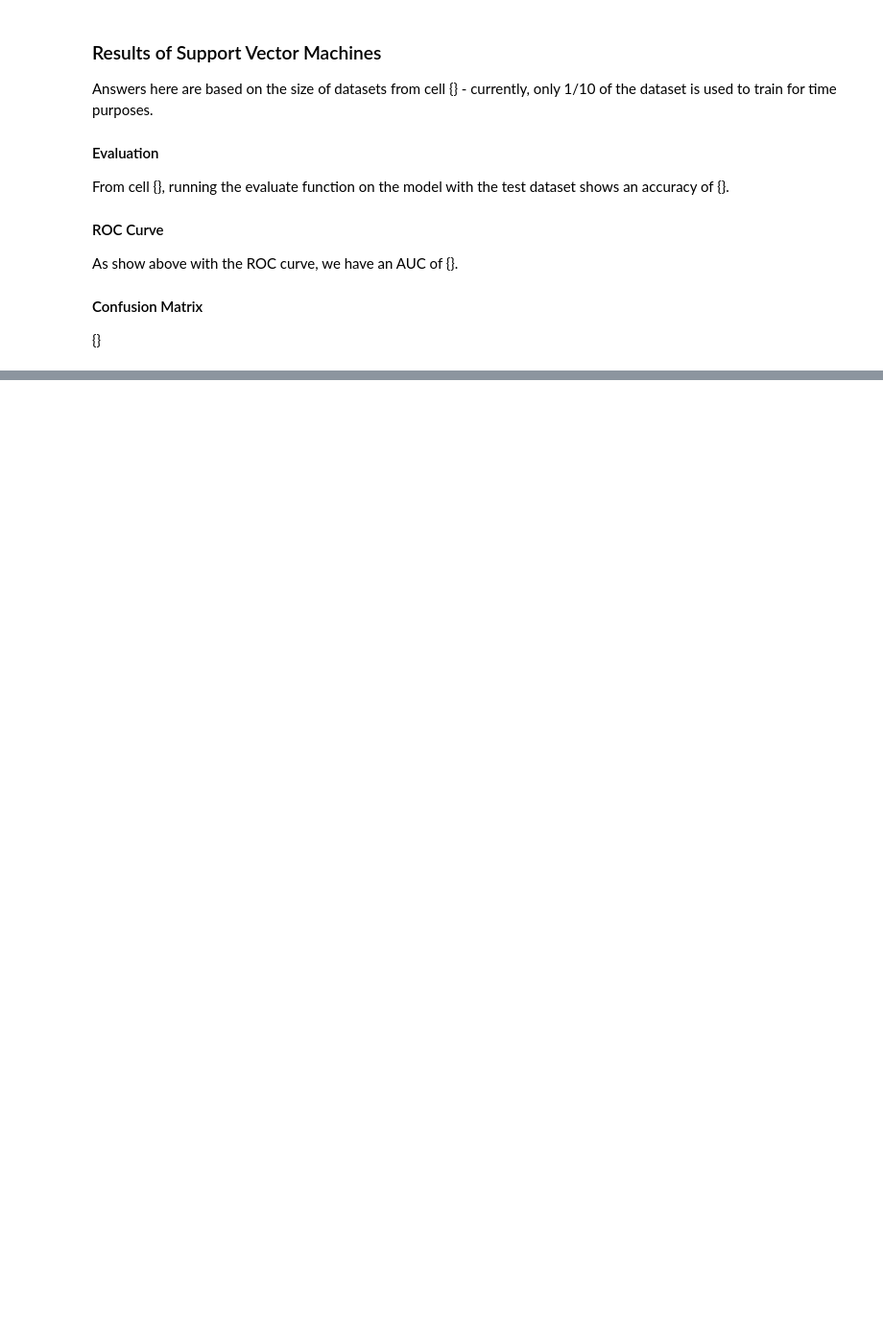
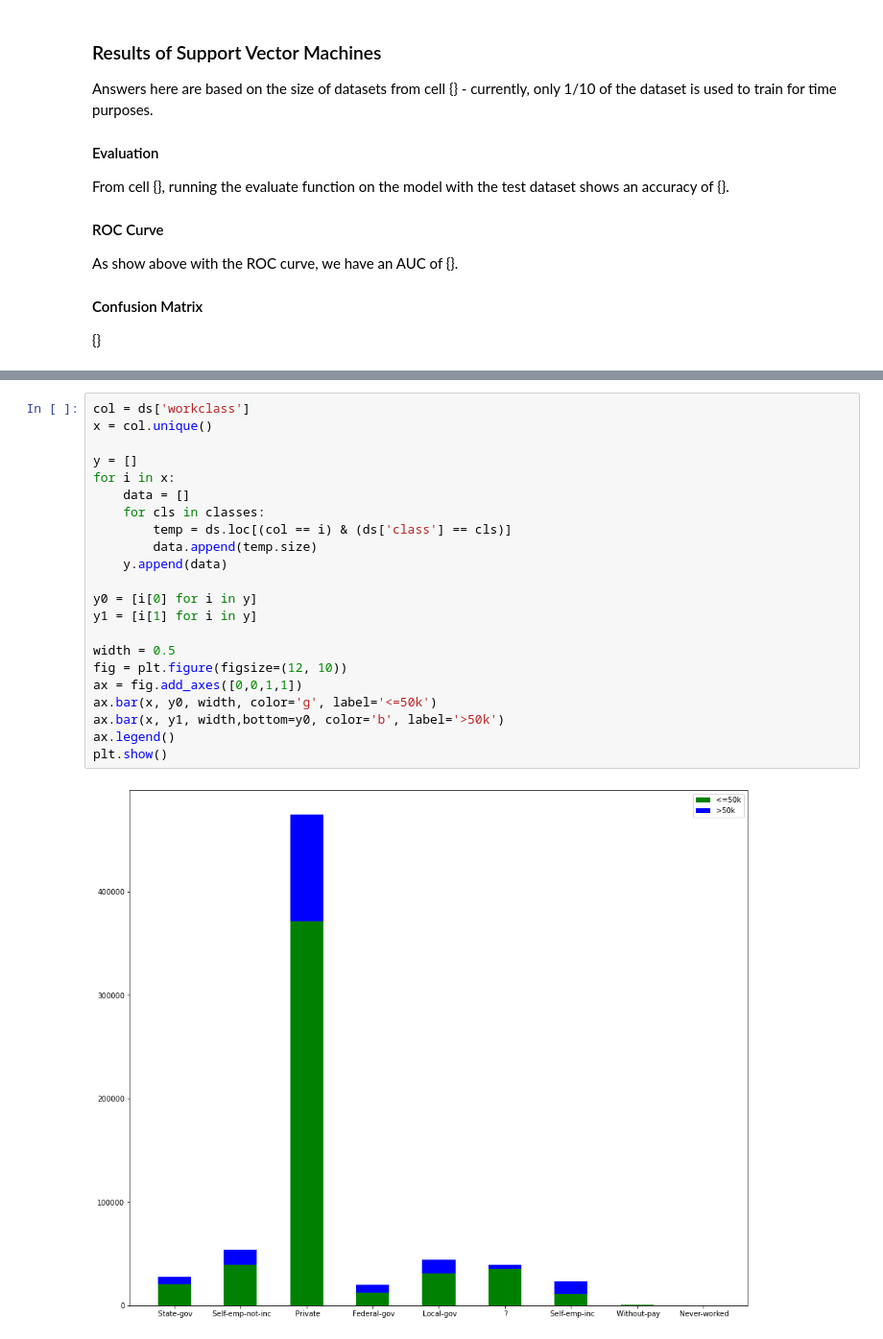
Before and after one commit to mrmattkennedy/Aunalytics-Data-Science, a Jupyter notebook: Aunalytics - Data Science - Matt Kennedy-checkpoint.ipynb, the cells around one changed output, grey strips where cells are left out. Shown: that part at 96% size. Drawn from its saved outputs; the diff is of its cells as text; blank space fills up the shorter version.

```diff
--- a/Aunalytics - Data Science - Matt Kennedy-checkpoint.ipynb
+++ b/Aunalytics - Data Science - Matt Kennedy-checkpoint.ipynb
@@ -473,0 +562,24 @@ As show above with the ROC curve, we have an AUC of {}.
+# %%
+col = ds['workclass']
+x = col.unique()
+
+y = []
+for i in x:
+    data = []
+    for cls in classes:
+        temp = ds.loc[(col == i) & (ds['class'] == cls)]
+        data.append(temp.size)
+    y.append(data)
+
+y0 = [i[0] for i in y]
+y1 = [i[1] for i in y]
+
+width = 0.5
+fig = plt.figure(figsize=(12, 10))
+ax = fig.add_axes([0,0,1,1])
+ax.bar(x, y0, width, color='g', label='<=50k')
+ax.bar(x, y1, width,bottom=y0, color='b', label='>50k')
+ax.legend()
+plt.show()
+# %% [output]
+[figure, added]
```
Also changed, not shown: parts of 12 cells of this notebook.
